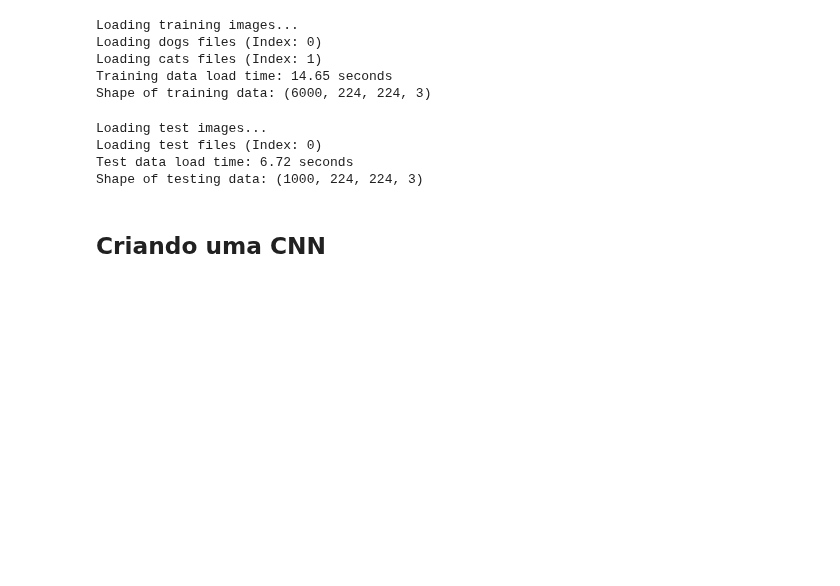
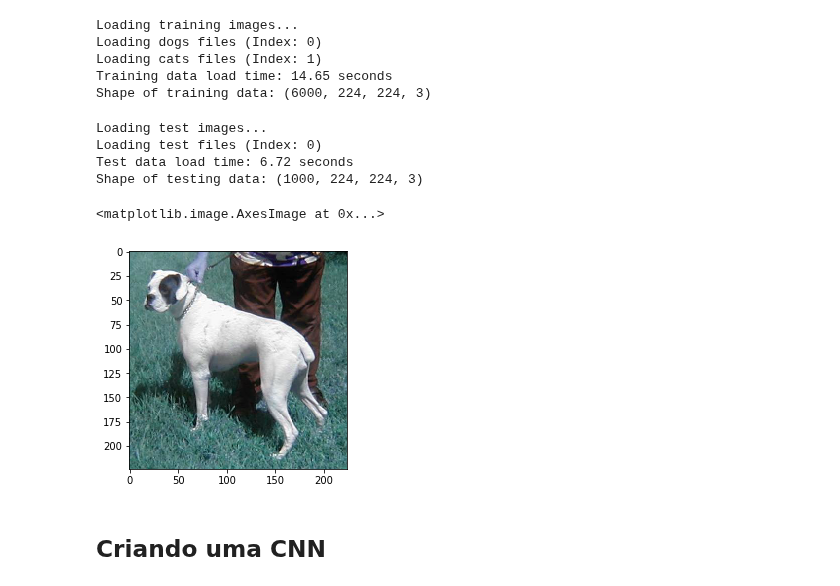
Before and after one commit to vagneroliveirars/data-science-e-big-data-uniritter, a Jupyter notebook: machine-learning-II/trabalho2/Classificação de imagens.ipynb, the cells around one changed output. Saved outputs shown, nothing was run; the diff lists cells and outputs as text; code cells hidden in the pictures; blank space fills up the shorter version.

Commit message:
Classificação de imagens

```diff
--- a/machine-learning-II/trabalho2/Classificação de imagens.ipynb
+++ b/machine-learning-II/trabalho2/Classificação de imagens.ipynb
@@ -122,7 +123,10 @@ Loading test files (Index: 0)
 Test data load time: 6.72 seconds
 Shape of testing data: (1000, 224, 224, 3)
 # %%
-#plt.imshow(x_train[0])
+plt.imshow(x_train[0])
+# %% [output]
+<matplotlib.image.AxesImage at 0x...>
+[figure, added]
 # %% [markdown]
 <h2>Criando uma CNN</h2>
 # %%
```
Also changed, not shown: parts of 1 cell of this notebook, 1 other file.
